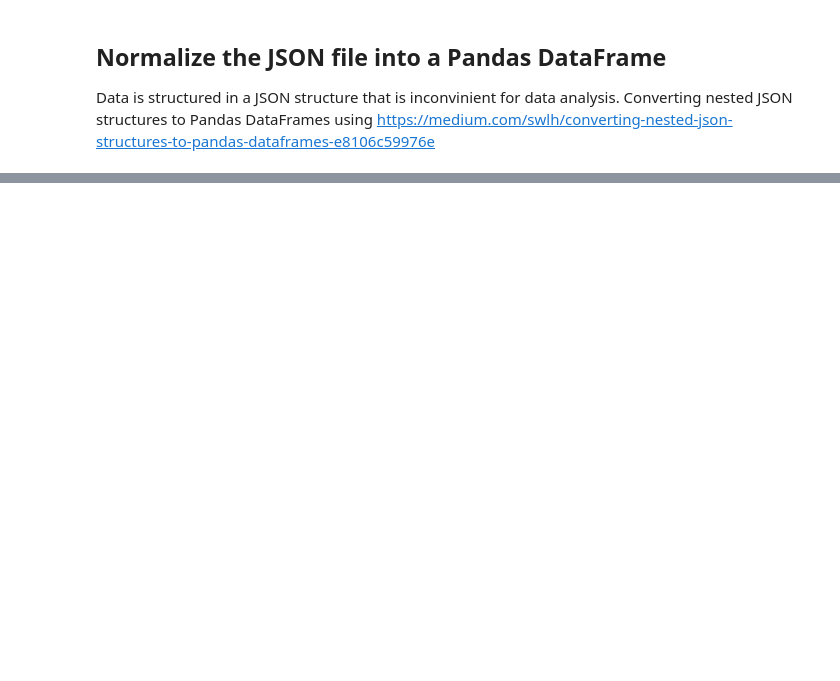
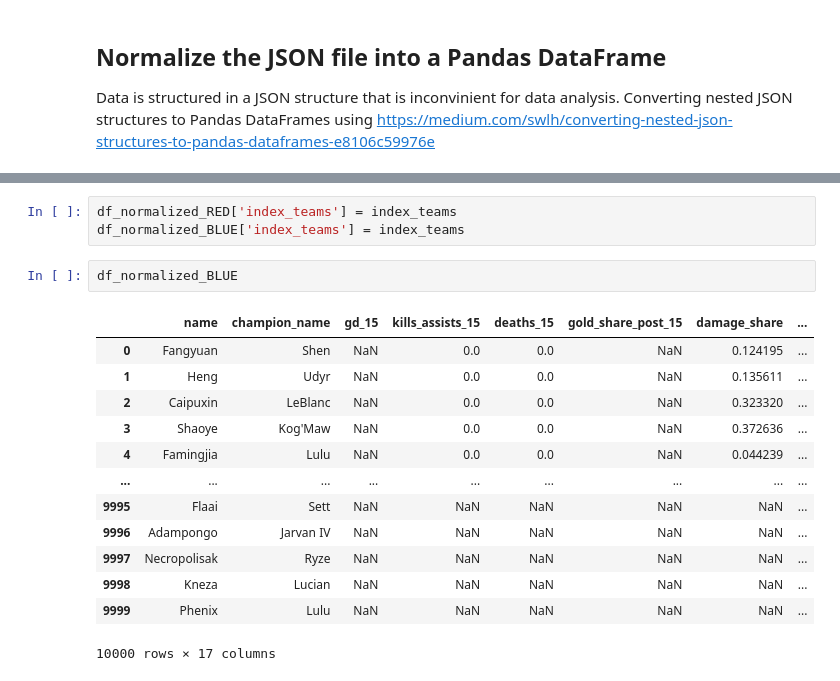
Before and after one commit to stephanyvargas/LoL_winner_predictor, a Jupyter notebook: notebooks/test_data_preprocessing_Stephany.ipynb, the cells around one changed output, grey strips where cells are left out. Cells and saved outputs as stored; diff of their text form; blank space fills up the shorter version.

```diff
--- a/notebooks/test_data_preprocessing_Stephany.ipynb
+++ b/notebooks/test_data_preprocessing_Stephany.ipynb
@@ -87,0 +145,19 @@ df_normalized_RED
+# %%
+df_normalized_RED['index_teams'] = index_teams
+df_normalized_BLUE['index_teams'] = index_teams
+# %%
+df_normalized_BLUE
+# %% [output]
+|  | name | champion_name | gd_15 | kills_assists_15 | deaths_15 | gold_share_post_15 | damage_share | ... |
+| 0 | Fangyuan | Shen | NaN | 0.0 | 0.0 | NaN | 0.124195 | ... |
+| 1 | Heng | Udyr | NaN | 0.0 | 0.0 | NaN | 0.135611 | ... |
+| 2 | Caipuxin | LeBlanc | NaN | 0.0 | 0.0 | NaN | 0.323320 | ... |
+| 3 | Shaoye | Kog'Maw | NaN | 0.0 | 0.0 | NaN | 0.372636 | ... |
+| 4 | Famingjia | Lulu | NaN | 0.0 | 0.0 | NaN | 0.044239 | ... |
+| ... | ... | ... | ... | ... | ... | ... | ... | ... |
+| 9995 | Flaai | Sett | NaN | NaN | NaN | NaN | NaN | ... |
+| 9996 | Adampongo | Jarvan IV | NaN | NaN | NaN | NaN | NaN | ... |
+| 9997 | Necropolisak | Ryze | NaN | NaN | NaN | NaN | NaN | ... |
+| 9998 | Kneza | Lucian | NaN | NaN | NaN | NaN | NaN | ... |
+| 9999 | Phenix | Lulu | NaN | NaN | NaN | NaN | NaN | ... |
+10000 rows × 17 columns
```
Also changed, not shown: parts of 17 cells of this notebook.
